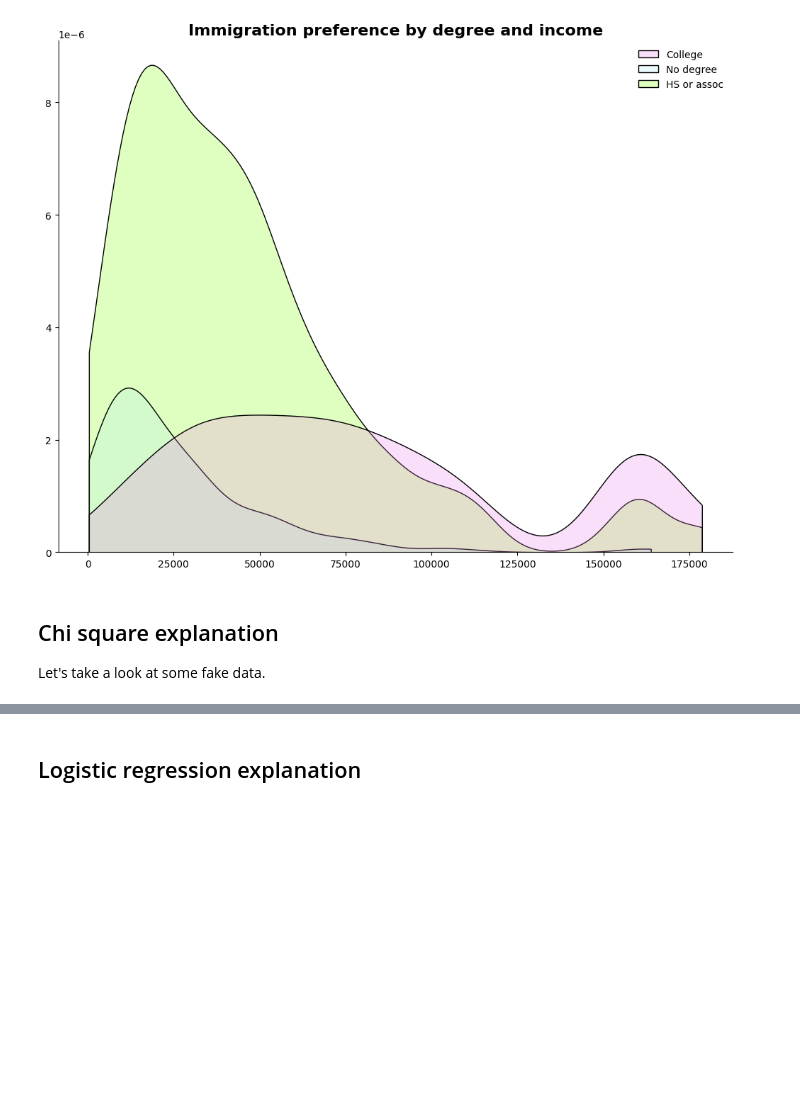
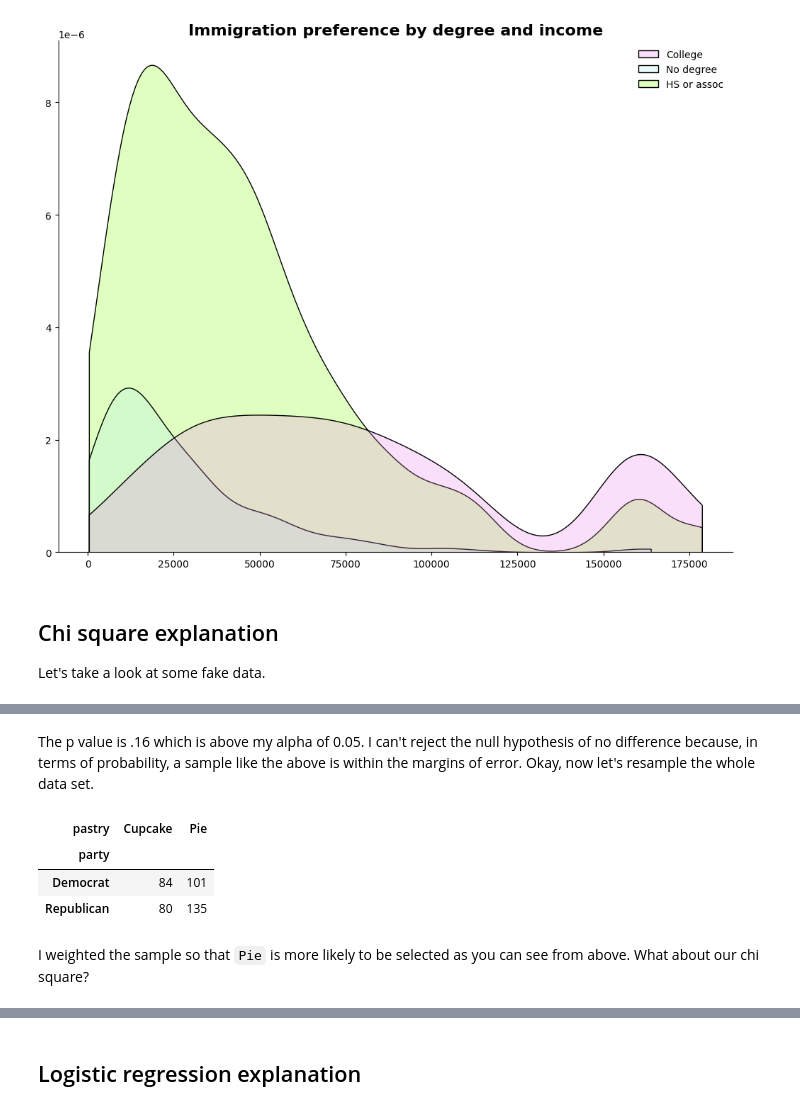
Before and after one commit to joshuamegnauth54/data765-intro-python-tutoring, a Jupyter notebook: thesis_2023/03_requested_ex.ipynb, the cells around one changed output, grey strips where cells are left out. Drawn from its saved outputs; the diff is of its cells as text; code cells hidden in the pictures; blank space fills up the shorter version.

```diff
--- a/thesis_2023/03_requested_ex.ipynb
+++ b/thesis_2023/03_requested_ex.ipynb
@@ -305,0 +341,21 @@ tab_great_debate
+# %% [markdown]
+The p value is .16 which is above my alpha of 0.05. I can't reject the null hypothesis of no difference because, in terms of probability, a sample like the above is within the margins of error. Okay, now let's resample the whole data set.
+# %%
+rng = np.random.default_rng()
+
+great_debate = great_debate.assign(
+    **{
+        column: rng.choice(great_debate[column].unique(), great_debate.shape[0], p=p)
+        for (column, p) in zip(great_debate.columns, [None, [0.4, 0.6]])
+    }
+)
+
+tab_new_sample = pd.crosstab(great_debate["party"], great_debate["pastry"])
+tab_new_sample
+# %% [output]
+| pastry | Cupcake | Pie |
+| party |  |  |
+| Democrat | 84 | 101 |
+| Republican | 80 | 135 |
+# %% [markdown]
+I weighted the sample so that `Pie` is more likely to be selected as you can see from above. What about our chi square?
```
Also changed, not shown: parts of 17 cells of this notebook, 4 other files.
